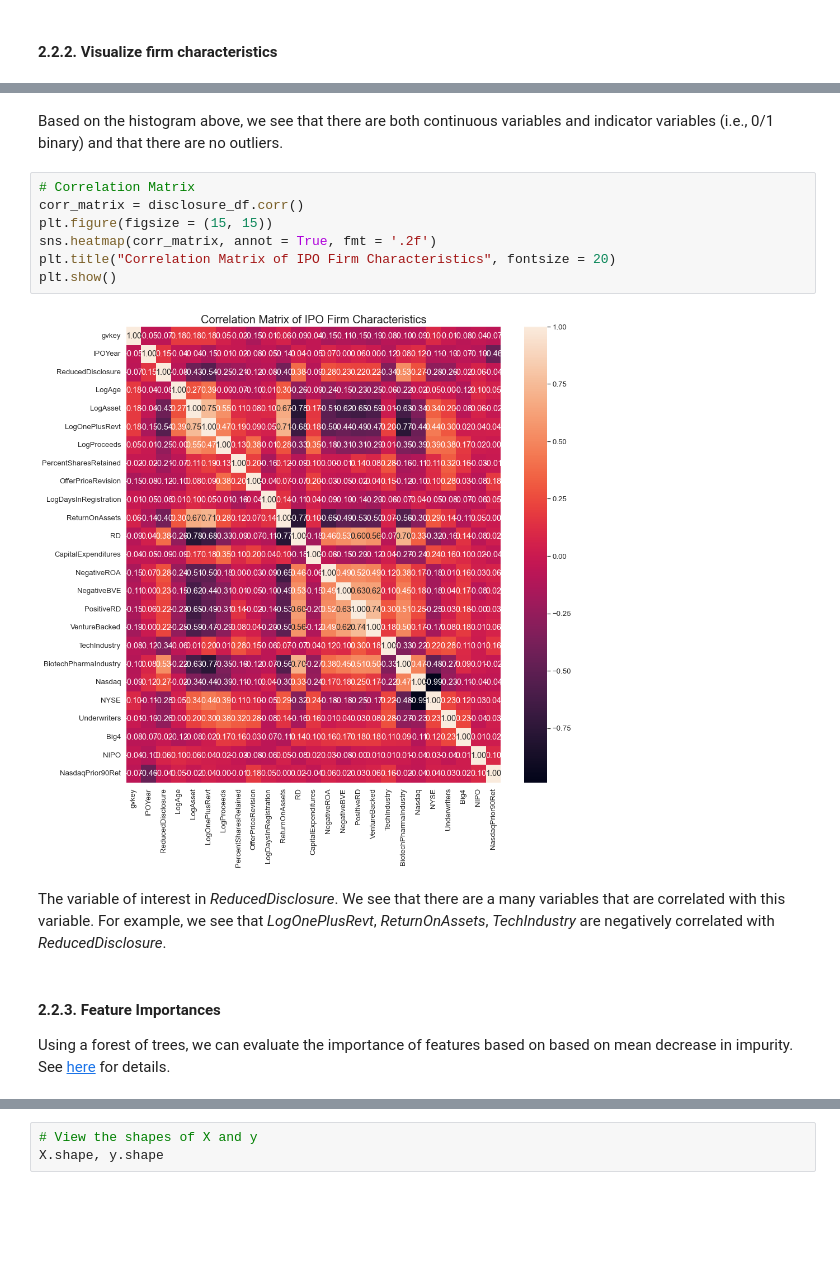
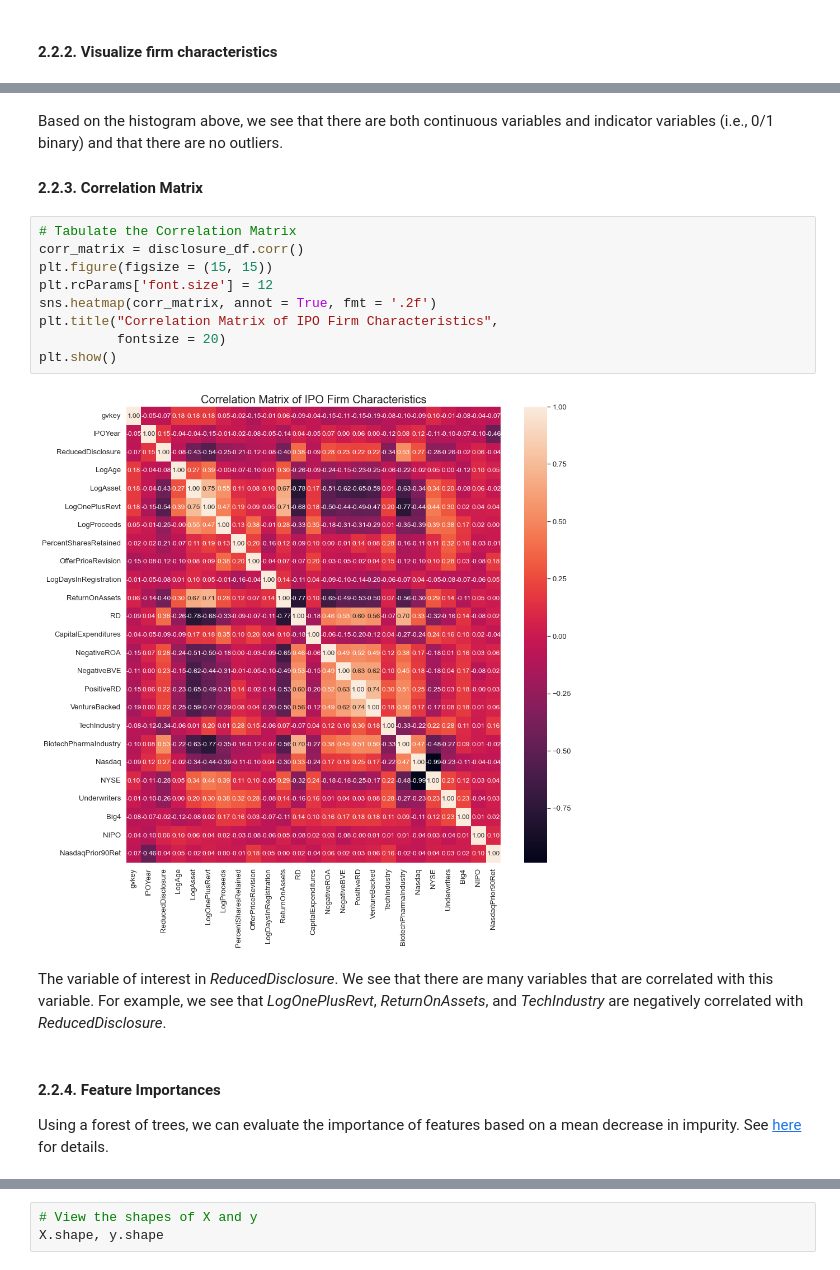
Before and after one commit to youngdataspace/Predict-Disclosure-Choices-Using-Machine-Learning-Classifiers, a Jupyter notebook: ReducedDisclosurePrediction.ipynb, the cells around one changed output, grey strips where cells are left out. Drawn from its saved outputs; the diff is of its cells as text; blank space fills up the shorter version.

```diff
--- a/ReducedDisclosurePrediction.ipynb
+++ b/ReducedDisclosurePrediction.ipynb
@@ -106,19 +108,23 @@ plt.show()
 # %% [markdown]
 Based on the histogram above, we see that there are both continuous variables and indicator variables (i.e., 0/1 binary) and that there are no outliers.
+
+#### 2.2.3. Correlation Matrix
 # %%
-# Correlation Matrix
+# Tabulate the Correlation Matrix
 corr_matrix = disclosure_df.corr()
 plt.figure(figsize = (15, 15))
+plt.rcParams['font.size'] = 12
 sns.heatmap(corr_matrix, annot = True, fmt = '.2f')
-plt.title("Correlation Matrix of IPO Firm Characteristics", fontsize = 20)
+plt.title("Correlation Matrix of IPO Firm Characteristics",
+          fontsize = 20)
 plt.show()
 # %% [output]
-[figure, old version]
+[figure, new version]
 # %% [markdown]
-The variable of interest in *ReducedDisclosure*. We see that there are a many variables that are correlated with this variable. For example, we see that *LogOnePlusRevt*, *ReturnOnAssets*, *TechIndustry* are negatively correlated with *ReducedDisclosure*.
+The variable of interest in *ReducedDisclosure*. We see that there are many variables that are correlated with this variable. For example, we see that *LogOnePlusRevt*, *ReturnOnAssets*, and *TechIndustry* are negatively correlated with *ReducedDisclosure*.
 # %% [markdown]
-#### 2.2.3. Feature Importances
-Using a forest of trees, we can evaluate the importance of features based on based on mean decrease in impurity.
+#### 2.2.4. Feature Importances
+Using a forest of trees, we can evaluate the importance of features based on a mean decrease in impurity.
 See <a href = https://scikit-learn.org/stable/auto_examples/ensemble/plot_forest_importances.html>here</a> for details.
 # %%
 # Import liabrary
```
Also changed, not shown: parts of 41 cells of this notebook.
